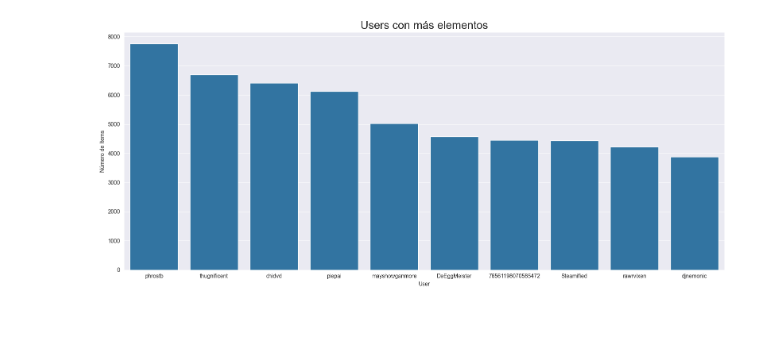
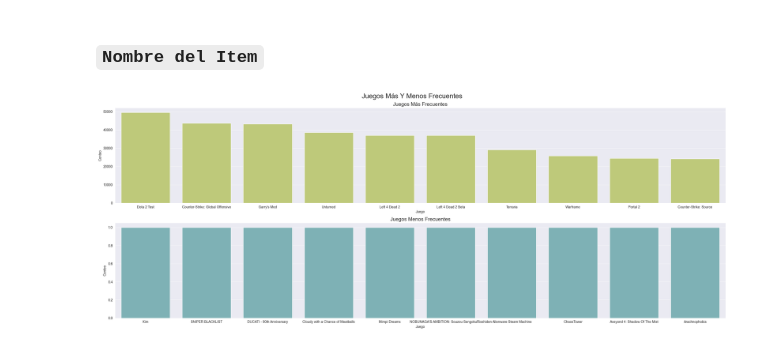
Before and after one commit to RodrigoLopezNunez17/MLOps-PI1, a Jupyter notebook: EDA/user_items.ipynb, the cells around one changed output. Drawn from its saved outputs; the diff is of its cells as text; code cells hidden in the pictures; blank space fills up the shorter version.

```diff
--- a/EDA/user_items.ipynb
+++ b/EDA/user_items.ipynb
@@ -45,14 +90,29 @@ plt.show()
-# %%
-users = user_items[['user_id','items_count']].sort_values(by='items_count',ascending=False)[:10]
-
-plt.figure(figsize=(16,7))
-
-sns.barplot(data=users, x='user_id',y='items_count',)
-
-plt.title("Users con más elementos",fontsize=20)
-plt.ylabel("Número de Items")
-plt.xlabel("User")
-plt.tight_layout()
-plt.show()
-# %% [output]
-[figure, removed]
+# %% [markdown]
+### **`Nombre del Item`**
+# %%
+lis = []
+
+for i in user_items['item_name']:
+    lis.extend(i)
+
+item_name = dict(sorted(dict(Counter(lis)).items(), key=lambda i:i[1], reverse=True))
+
+fig, (ax1,ax2) = plt.subplots(2,1)
+fig.set_figheight(10)
+fig.set_figwidth(26)
+fig.suptitle("Juegos Más Y Menos Frecuentes", fontsize=20)
+
+sns.barplot(x=list(item_name.keys())[:10], y=list(item_name.values())[:10], ax=ax1, color="#C7D66D")
+ax1.set_title("Juegos Más Frecuentes", fontsize=15)
+ax1.set_xlabel("Juego")
+ax1.set_ylabel("Conteo")
+
+sns.barplot(x=list(item_name.keys())[-10:], y=list(item_name.values())[-10:], ax=ax2, color="#75B9BE")
+ax2.set_title("Juegos Menos Frecuentes", fontsize=15)
+ax2.set_ylabel("Conteo")
+ax2.set_xlabel("Juego")
+
+plt.tight_layout()
+plt.show()
+# %% [output]
+[figure, added]
```
Also changed, not shown: parts of 15 cells of this notebook, 2 other files.
